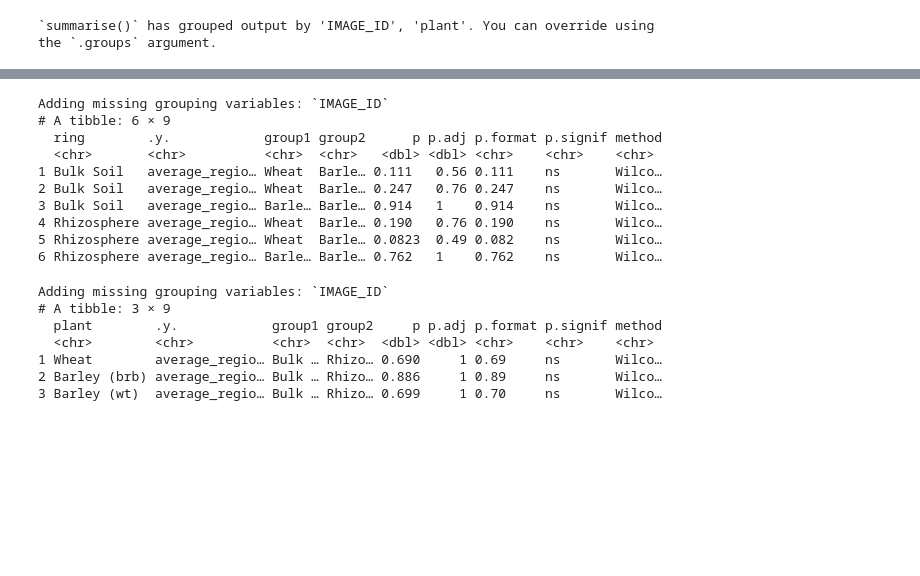
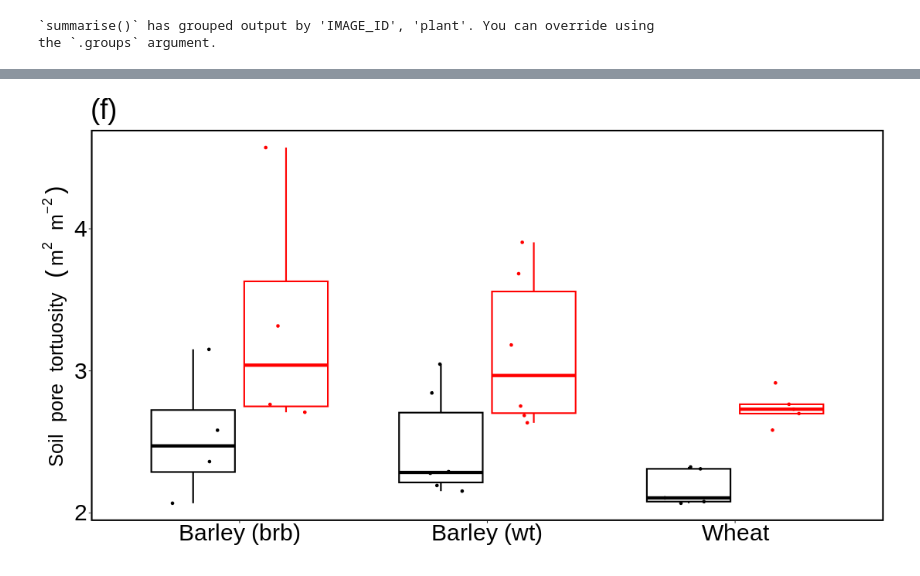
Before and after one commit to RichardHarwood/root_hairs_rhizosphere_soil, a Jupyter notebook: Pore_Network_Paper_R_code.ipynb, the cells around one changed output, grey strips where cells are left out. Drawn from its saved outputs; the diff is of its cells as text; code cells hidden in the pictures; blank space fills up the shorter version.

```diff
--- a/Pore_Network_Paper_R_code.ipynb
+++ b/Pore_Network_Paper_R_code.ipynb
@@ -96,25 +185,40 @@ pore_regions_gg<-pore_regions %>%
+# %%
+%%R
+#Random walk
+
+tau_data_df_url = ('/content/tau_data_df.csv')
+tau_data_df = read.csv(tau_data_df_url)
+
+tau_data_df$plant<-as.factor(tau_data_df$plant)
+tau_data_df$ring<-as.factor(tau_data_df$ring)
+tau_data_df<-tau_data_df %>% filter(!grepl('W1_', plant  ))%>%
+  mutate(plant = case_when(plant=="W16_"~"Wheat",
+                           plant=="BALDY"~"Barley (brb)",
+                           plant=="BARLEYWT"~"Barley (wt)"))  %>%
+  mutate(ring = case_when(ring=="1mm"~"Rhizosphere",
+                          ring=="bulk_soil"~"Bulk Soil"))
+
+bulk_vs_rhizo<-tau_data_df %>%
+  filter(MSD_ID=="msd_all_axis")
+# %%
+ %%R  -w 1100 -h 600 -u px
+ rhizo_vs_bulk_tau_gg<-bulk_vs_rhizo %>%
+  ggplot(aes(x=plant, y=TAU_3D))+
+
+  geom_boxplot(aes(x=as.factor(plant), y=TAU_3D ,color=ring),outlier.shape = NA, size=1)+
+  geom_point(aes(color= ring), alpha = 1,
+             position = position_jitterdodge(jitter.width = 0.2))+
+  labs(y=(bquote(Soil~pore~tortuosity~(m^2~m^-2))), x = "",element_text(size = 6))+
+  ggtitle(("(f)"))+
+  theme(legend.title=element_blank())+
+  scale_color_manual(values = custom_colors)+
+  # theme(legend.key.size = unit(5,"line"))+
+  # theme(legend.text = element_text(size=30))+
+  # theme(legend.position=c(.2,.83))+
+  my_theme;rhizo_vs_bulk_tau_gg
+# %% [output]
+[figure, added]
 # %%
-%%R
-pore_volume_stat=compare_means(average_region_size_mean ~ plant, data = pore_regions, group.by="ring");pore_volume_stat
+# %%R
+#needs ggpubr, slow to install
+# pore_volume_stat=compare_means(average_region_size_mean ~ plant, data = pore_regions, group.by="ring");pore_volume_stat
-# %% [output]
-Adding missing grouping variables: `IMAGE_ID`
-# A tibble: 6 × 9
-  ring        .y.            group1 group2      p p.adj p.format p.signif method
-  <chr>       <chr>          <chr>  <chr>   <dbl> <dbl> <chr>    <chr>    <chr>
-1 Bulk Soil   average_regio… Wheat  Barle… 0.111   0.56 0.111    ns       Wilco…
-2 Bulk Soil   average_regio… Wheat  Barle… 0.247   0.76 0.247    ns       Wilco…
-3 Bulk Soil   average_regio… Barle… Barle… 0.914   1    0.914    ns       Wilco…
-4 Rhizosphere average_regio… Wheat  Barle… 0.190   0.76 0.190    ns       Wilco…
-5 Rhizosphere average_regio… Wheat  Barle… 0.0823  0.49 0.082    ns       Wilco…
-6 Rhizosphere average_regio… Barle… Barle… 0.762   1    0.762    ns       Wilco…
-# %%
-%%R
-pore_volume_stat_ring=compare_means(average_region_size_mean ~ ring, data = pore_regions, group.by="plant");pore_volume_stat_ring
-# %% [output]
-Adding missing grouping variables: `IMAGE_ID`
-# A tibble: 3 × 9
-  plant        .y.            group1 group2     p p.adj p.format p.signif method
-  <chr>        <chr>          <chr>  <chr>  <dbl> <dbl> <chr>    <chr>    <chr>
-1 Wheat        average_regio… Bulk … Rhizo… 0.690     1 0.69     ns       Wilco…
-2 Barley (brb) average_regio… Bulk … Rhizo… 0.886     1 0.89     ns       Wilco…
-3 Barley (wt)  average_regio… Bulk … Rhizo… 0.699     1 0.70     ns       Wilco…
```
Also changed, not shown: parts of 18 cells of this notebook.
